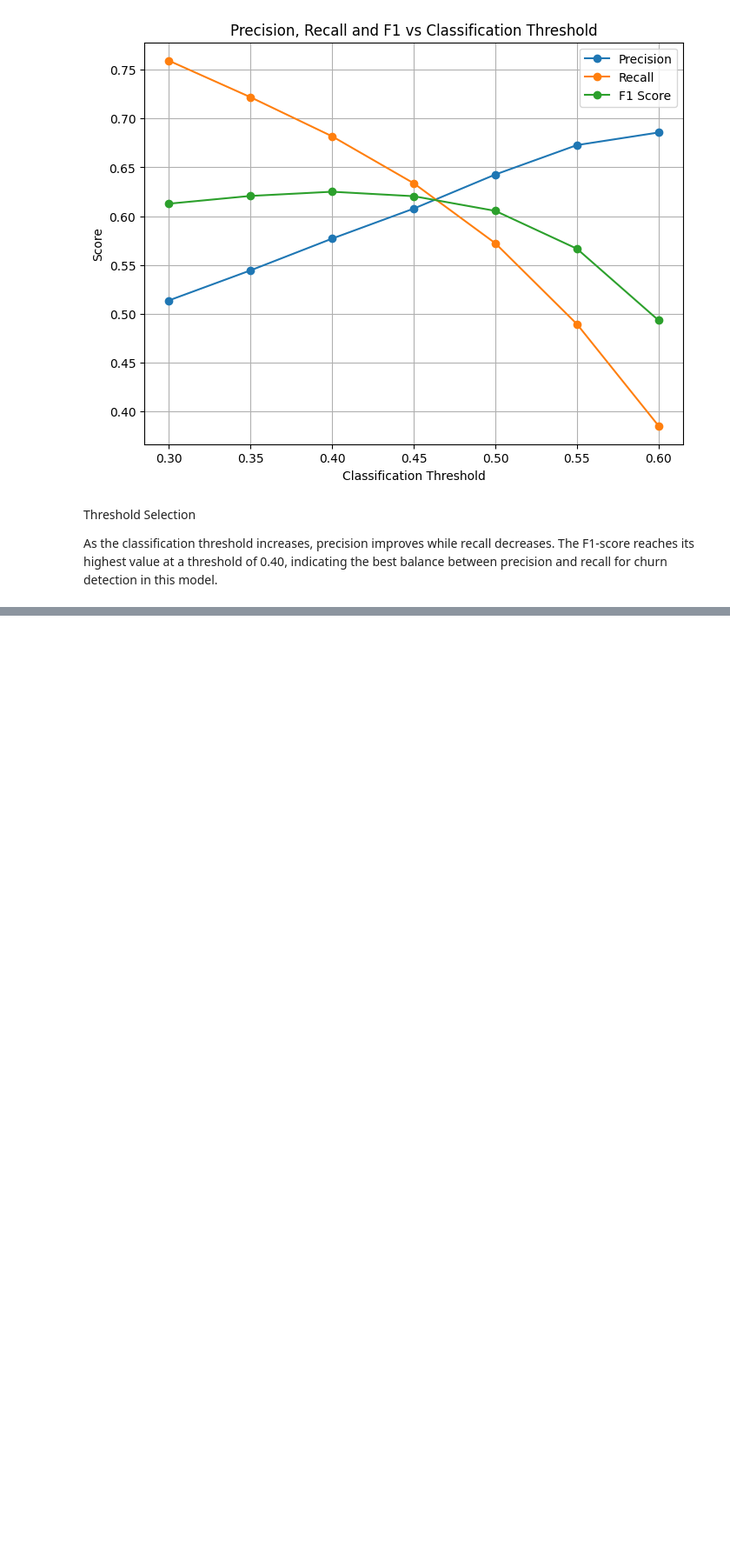
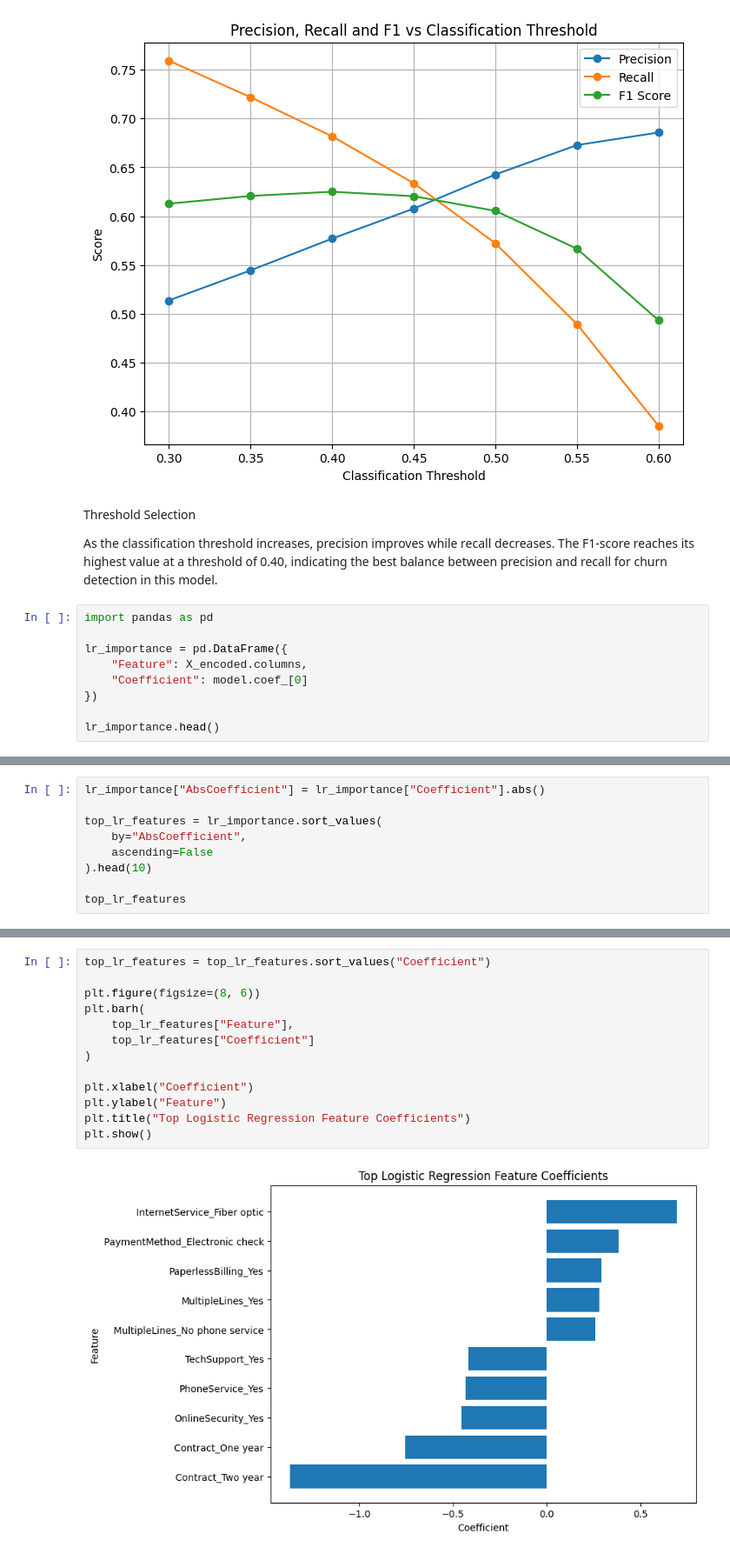
Before and after one commit to yutonging/customer-churn-prediction, a Jupyter notebook: notebooks/02_preprocessing.ipynb, the cells around one changed output, grey strips where cells are left out. Shown at 87% size. Cells and saved outputs as stored; diff of their text form; blank space fills up the shorter version.

Commit message:
Add model interpretation and result visualizations

```diff
--- a/notebooks/02_preprocessing.ipynb
+++ b/notebooks/02_preprocessing.ipynb
@@ -518,3 +518,12 @@ plt.show()
 Threshold Selection
 
 As the classification threshold increases, precision improves while recall decreases. The F1-score reaches its highest value at a threshold of 0.40, indicating the best balance between precision and recall for churn detection in this model.
+# %%
+import pandas as pd
+
+lr_importance = pd.DataFrame({
+    "Feature": X_encoded.columns,
+    "Coefficient": model.coef_[0]
+})
+
+lr_importance.head()
@@ -520,0 +554,9 @@ As the classification threshold increases, precision improves while recall decre
+# %%
+lr_importance["AbsCoefficient"] = lr_importance["Coefficient"].abs()
+
+top_lr_features = lr_importance.sort_values(
+    by="AbsCoefficient",
+    ascending=False
+).head(10)
+
+top_lr_features
@@ -520,0 +575,15 @@ As the classification threshold increases, precision improves while recall decre
+# %%
+top_lr_features = top_lr_features.sort_values("Coefficient")
+
+plt.figure(figsize=(8, 6))
+plt.barh(
+    top_lr_features["Feature"],
+    top_lr_features["Coefficient"]
+)
+
+plt.xlabel("Coefficient")
+plt.ylabel("Feature")
+plt.title("Top Logistic Regression Feature Coefficients")
+plt.show()
+# %% [output]
+[figure, added]
```
Also changed, not shown: parts of 11 cells of this notebook, 7 other files.
